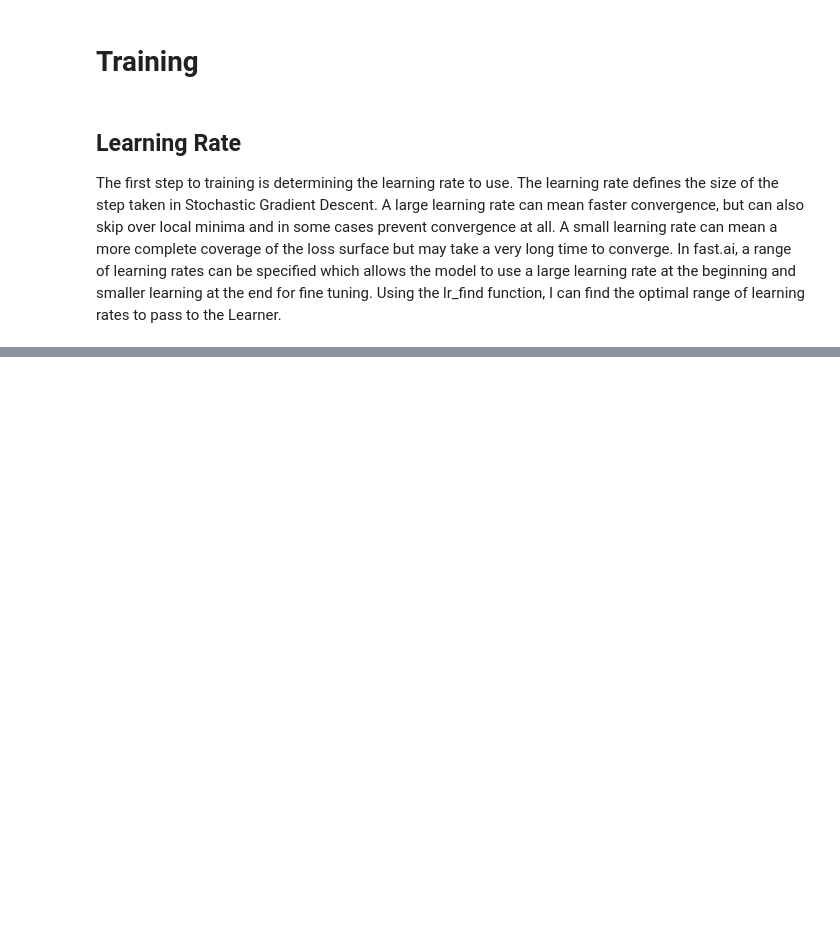
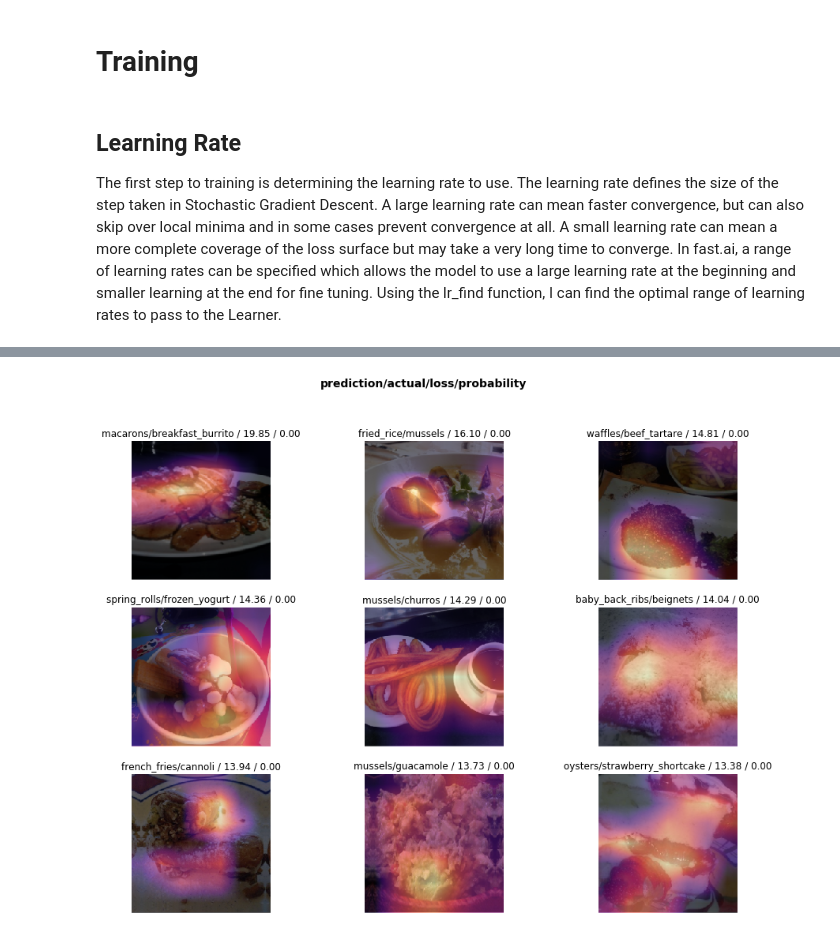
Before and after one commit to akshairajendran/fellowshipai, a Jupyter notebook: food-101/main.ipynb, the cells around one changed output, grey strips where cells are left out. Cells and saved outputs as stored; diff of their text form; code cells hidden in the pictures; blank space fills up the shorter version.

```diff
--- a/food-101/main.ipynb
+++ b/food-101/main.ipynb
@@ -184,0 +263,7 @@ Total time: 11:23
+# %%
+train_interp = ClassificationInterpretation.from_learner(learn, ds_type=DatasetType.Train)
+train_losses,train_idxs = interp.top_losses()
+# %%
+train_interp.plot_top_losses(9, figsize=(15,11))
+# %% [output]
+[figure, added]
```
Also changed, not shown: parts of 47 cells of this notebook.
